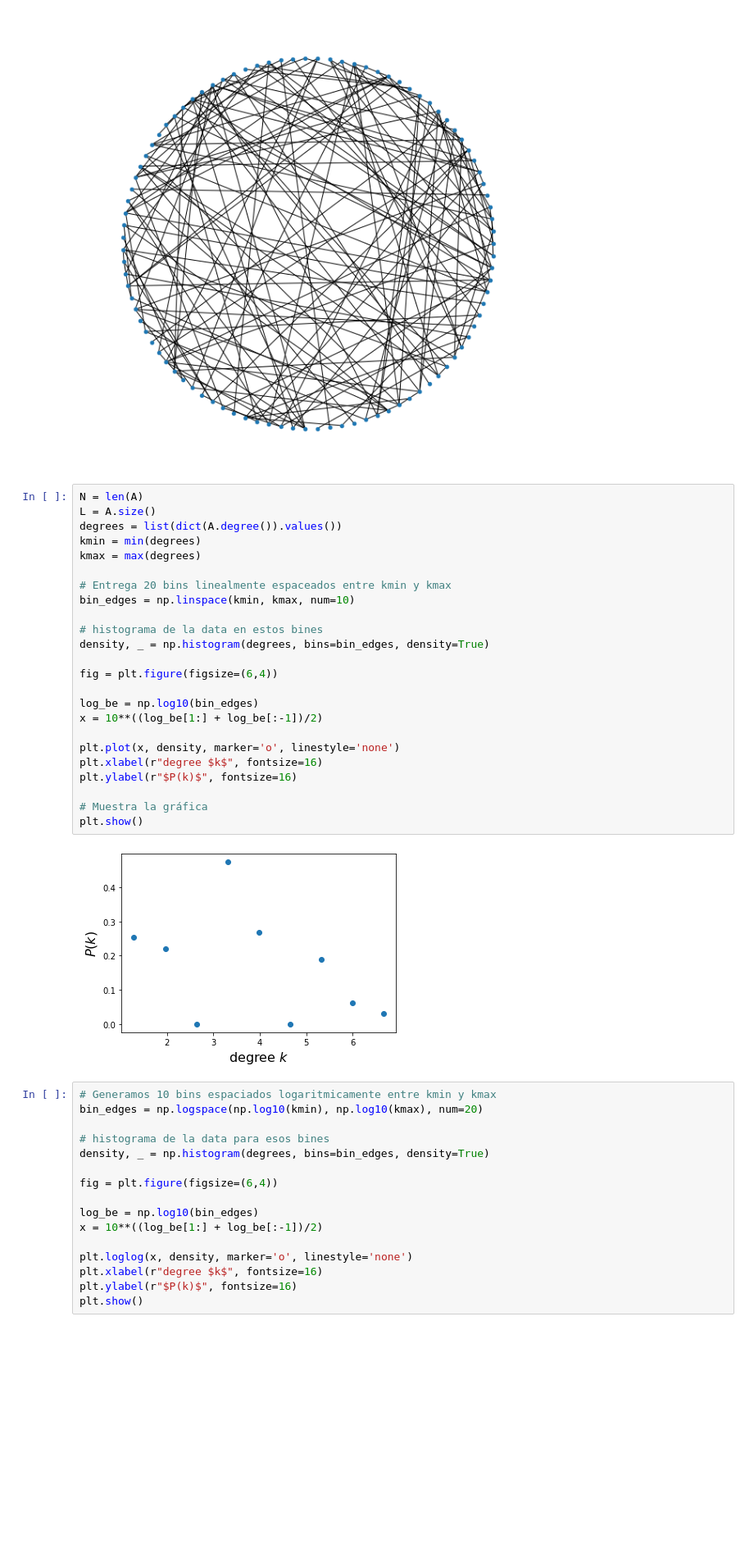
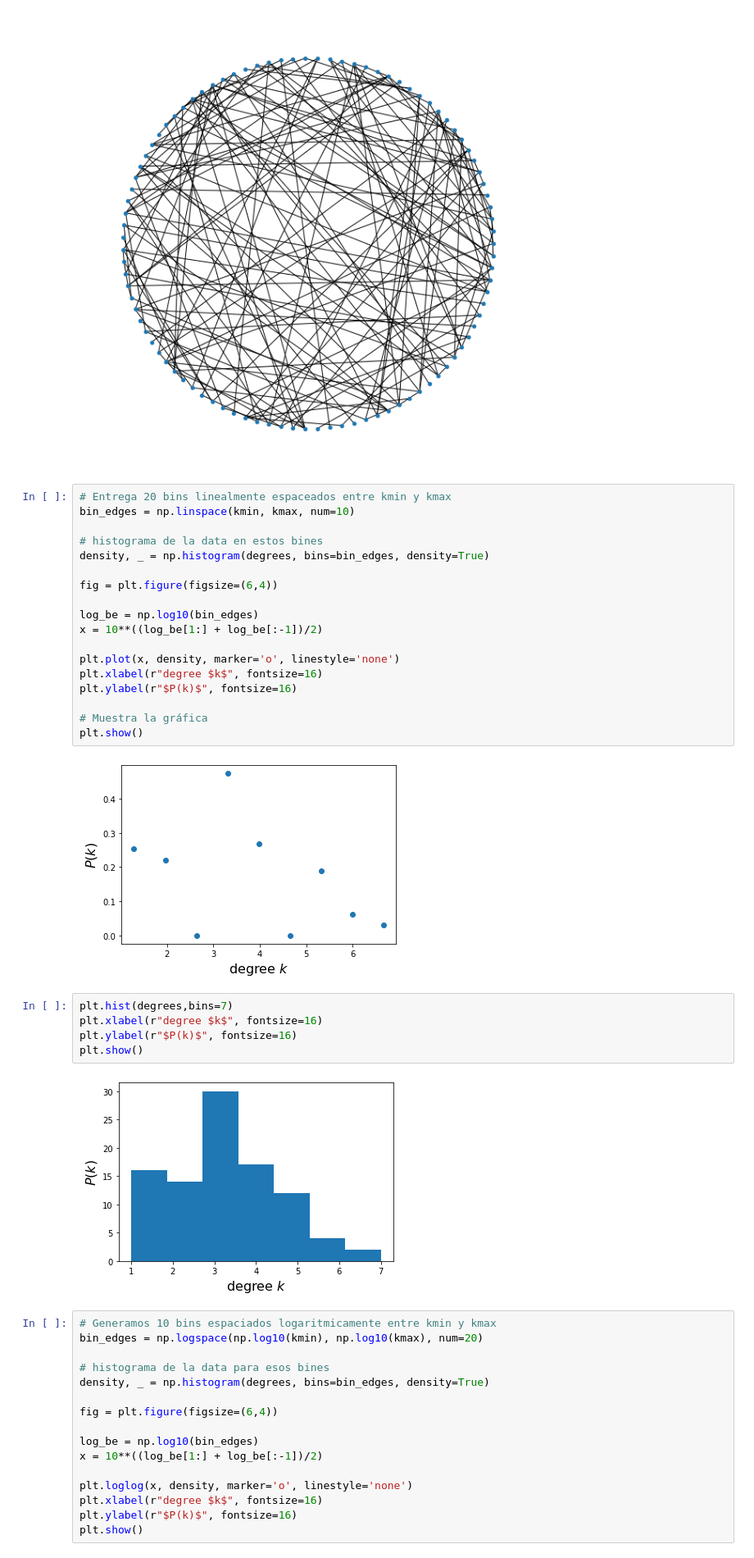
Before and after one commit to maticlein/tarea1_CienciaRedes, a Jupyter notebook: notebooks/tarea1_CienciaRedes.ipynb, the cells around one changed output. Shown at 82% size. Cells and saved outputs as stored; diff of their text form; blank space fills up the shorter version.

```diff
--- a/notebooks/tarea1_CienciaRedes.ipynb
+++ b/notebooks/tarea1_CienciaRedes.ipynb
@@ -257,12 +316,6 @@ nx.draw_circular(A, node_size=20)
 # %% [output]
 [figure]
 # %%
-N = len(A)
-L = A.size()
-degrees = list(dict(A.degree()).values())
-kmin = min(degrees)
-kmax = max(degrees)
-
 # Entrega 20 bins linealmente espaceados entre kmin y kmax
 bin_edges = np.linspace(kmin, kmax, num=10)
 
@@ -282,6 +335,13 @@ plt.ylabel(r"$P(k)$", fontsize=16)
 plt.show()
 # %% [output]
 [figure]
+# %%
+plt.hist(degrees,bins=7)
+plt.xlabel(r"degree $k$", fontsize=16)
+plt.ylabel(r"$P(k)$", fontsize=16)
+plt.show()
+# %% [output]
+[figure, added]
 # %%
 # Generamos 10 bins espaciados logaritmicamente entre kmin y kmax
 bin_edges = np.logspace(np.log10(kmin), np.log10(kmax), num=20)
```
Also changed, not shown: parts of 32 cells of this notebook.
